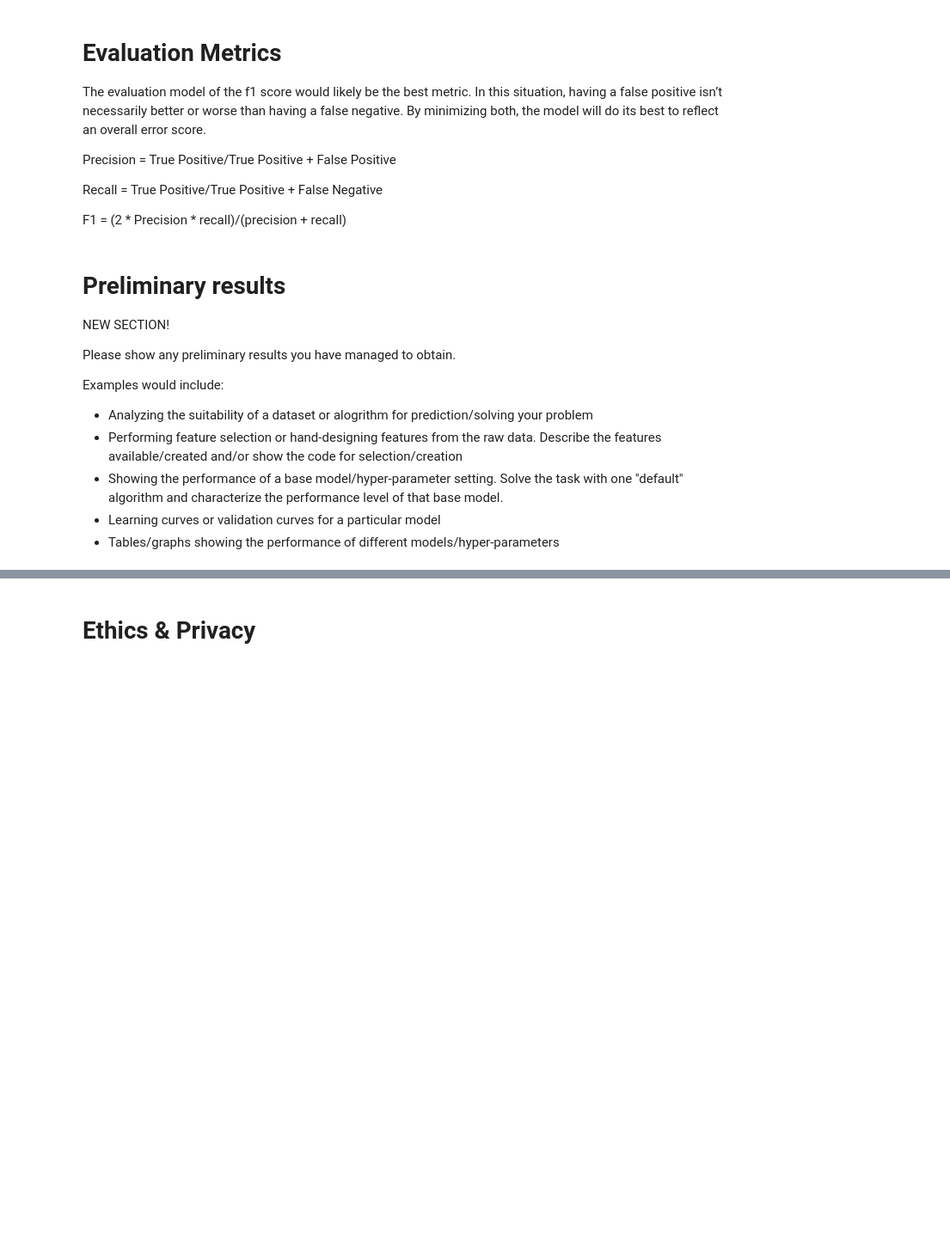
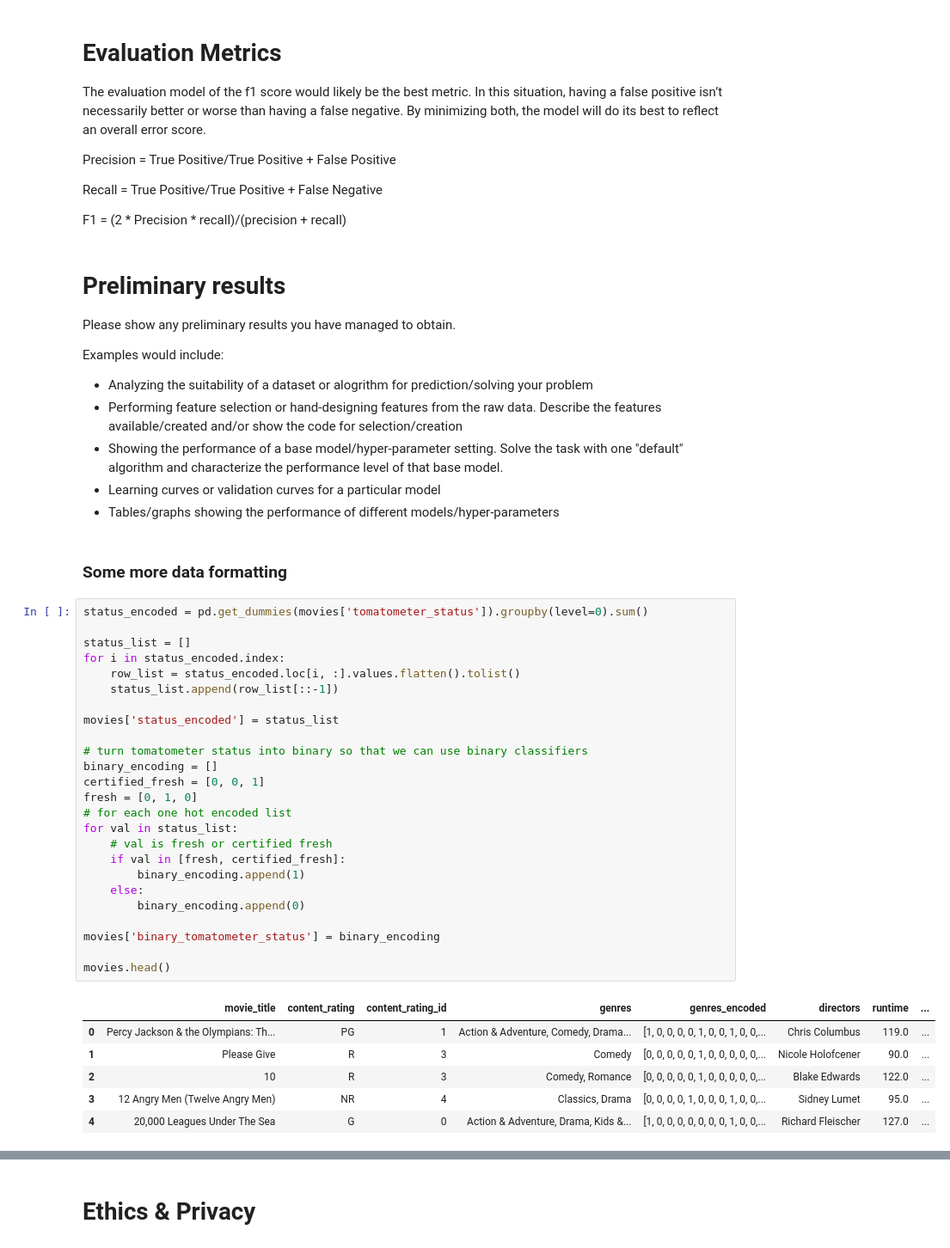
Before and after one commit to J-Singletary/RottenTomatoes-MLProject, a Jupyter notebook: CheckpointGroup028-Wi23.ipynb, the cells around one changed output, grey strips where cells are left out. Shown at 86% size. Cells and saved outputs as stored; diff of their text form; blank space fills up the shorter version.

```diff
--- a/CheckpointGroup028-Wi23.ipynb
+++ b/CheckpointGroup028-Wi23.ipynb
@@ -152,8 +157,6 @@ Recall = True Positive/True Positive + False Negative
 F1 = (2 * Precision * recall)/(precision + recall)
 # %% [markdown]
 # Preliminary results
-
-NEW SECTION!
 
 Please show any preliminary results you have managed to obtain.
 
@@ -163,3 +166,37 @@ Examples would include:
 - Showing the performance of a base model/hyper-parameter setting.  Solve the task with one "default" algorithm and characterize the performance level of that base model.
 - Learning curves or validation curves for a particular model
 - Tables/graphs showing the performance of different models/hyper-parameters
+# %% [markdown]
+### Some more data formatting
+# %%
+status_encoded = pd.get_dummies(movies['tomatometer_status']).groupby(level=0).sum()
+
+status_list = []
+for i in status_encoded.index:
+    row_list = status_encoded.loc[i, :].values.flatten().tolist()
+    status_list.append(row_list[::-1])
+
+movies['status_encoded'] = status_list
+
+# turn tomatometer status into binary so that we can use binary classifiers
+binary_encoding = []
+certified_fresh = [0, 0, 1]
+fresh = [0, 1, 0]
+# for each one hot encoded list
+for val in status_list:
+    # val is fresh or certified fresh
+    if val in [fresh, certified_fresh]:
+        binary_encoding.append(1)
+    else:
+        binary_encoding.append(0)
+
+movies['binary_tomatometer_status'] = binary_encoding
+
+movies.head()
+# %% [output]
+|  | movie_title | content_rating | content_rating_id | genres | genres_encoded | directors | runtime | ... |
+| 0 | Percy Jackson & the Olympians: Th... | PG | 1 | Action & Adventure, Comedy, Drama... | [1, 0, 0, 0, 0, 1, 0, 0, 1, 0, 0,... | Chris Columbus | 119.0 | ... |
+| 1 | Please Give | R | 3 | Comedy | [0, 0, 0, 0, 0, 1, 0, 0, 0, 0, 0,... | Nicole Holofcener | 90.0 | ... |
+| 2 | 10 | R | 3 | Comedy, Romance | [0, 0, 0, 0, 0, 1, 0, 0, 0, 0, 0,... | Blake Edwards | 122.0 | ... |
+| 3 | 12 Angry Men (Twelve Angry Men) | NR | 4 | Classics, Drama | [0, 0, 0, 0, 1, 0, 0, 0, 1, 0, 0,... | Sidney Lumet | 95.0 | ... |
+| 4 | 20,000 Leagues Under The Sea | G | 0 | Action & Adventure, Drama, Kids &... | [1, 0, 0, 0, 0, 0, 0, 0, 1, 0, 0,... | Richard Fleischer | 127.0 | ... |
```
Also changed, not shown: parts of 20 cells of this notebook.
